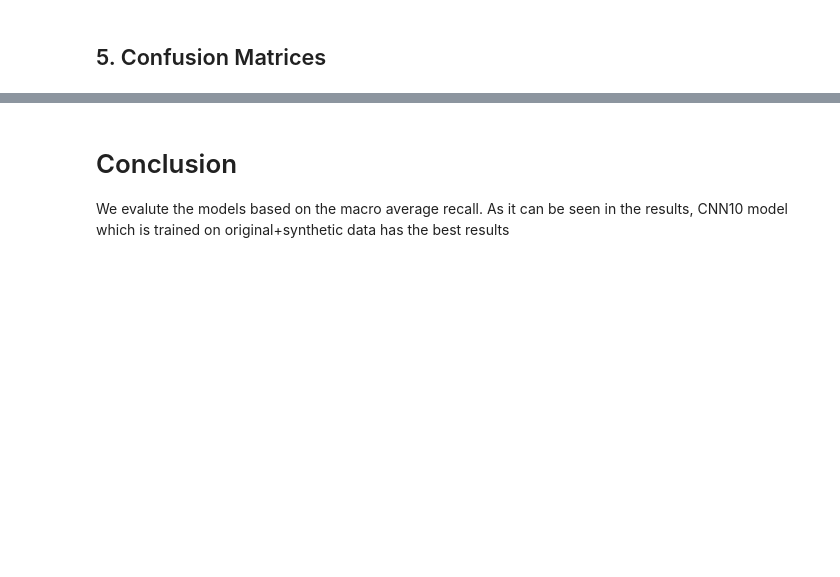
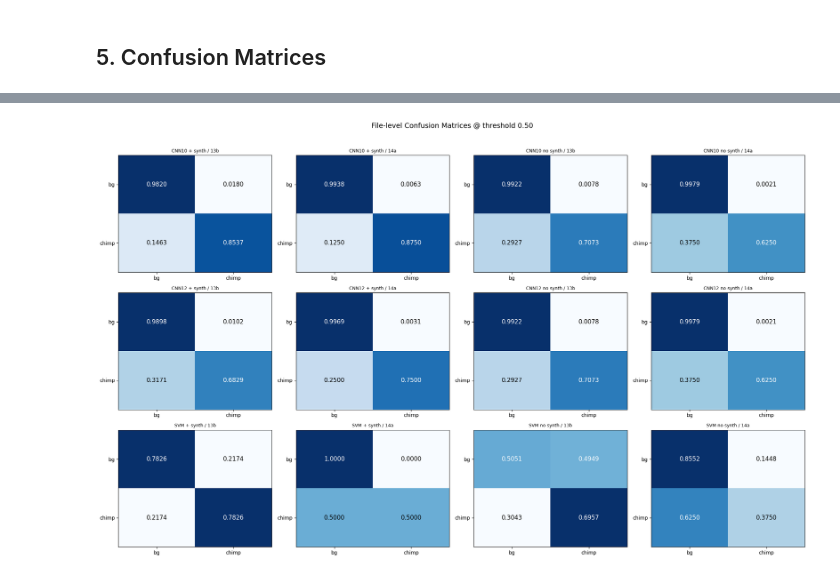
Before and after one commit to UtrechtUniversity/animal-sounds, a Jupyter notebook: output/notebooks/model_comparison.ipynb, the cells around one changed output, grey strips where cells are left out. Drawn from its saved outputs; the diff is of its cells as text; code cells hidden in the pictures; blank space fills up the shorter version.

Commit message:
add svm results and cleanup (#84)
* add svm results and cleanup

* aggregate svm results

* bump pip packages

* clean up

* update results readme

```diff
--- a/output/notebooks/model_comparison.ipynb
+++ b/output/notebooks/model_comparison.ipynb
@@ -222,4 +363,50 @@ plt.show()
-# %% [markdown]
-# Conclusion
-
-We evalute the models based on the macro average recall. As it can be seen in the results, CNN10 model which is trained on original+synthetic data has the best results
+# %%
+n_cols = 4
+n_rows = int(np.ceil(len(raw_data) / n_cols))
+fig, axes = plt.subplots(n_rows, n_cols, figsize=(20, 4 * n_rows))
+axes = np.atleast_1d(axes).reshape(n_rows, n_cols)
+
+for idx, (name, data) in enumerate(raw_data.items()):
+    row = idx // n_cols
+    col = idx % n_cols
+    ax = axes[row][col]
+
+    preds = data["preds"]
+    y_true = data["y_true"]
+    cm = confusion_matrix(y_true, preds, normalize="true")
+
+    # Normalize by row (true label) → each row sums to 1
+    cm_norm = cm.astype(float) / cm.sum(axis=1, keepdims=True)
+
+    im = ax.imshow(cm_norm, cmap="Blues", aspect="auto", vmin=0, vmax=1)
+    ax.set_xticks([0, 1])
+    ax.set_yticks([0, 1])
+    ax.set_xticklabels(["bg", "chimp"])
+    ax.set_yticklabels(["bg", "chimp"])
+    ax.set_xlabel("Predicted", fontsize=8)
+    ax.set_ylabel("True", fontsize=8)
+    ax.set_title(name, fontsize=9)
+
+    for i in range(2):
+        for j in range(2):
+            val = cm_norm[i, j]
+            raw = cm[i, j]
+            color = "white" if val > 0.5 else "black"
+            ax.text(
+                j, i, "{:0.4f}".format(val),
+                ha="center", va="center",
+                color=color, fontsize=10
+            )
+
+for idx in range(len(raw_data), n_rows * n_cols):
+    axes[idx // n_cols][idx % n_cols].axis("off")
+
+plt.suptitle(
+    f"File-level Confusion Matrices @ threshold {FILE_THRESHOLD:.2f}",
+    fontsize=14,
+    y=1.02,
+    )
+plt.tight_layout()
+plt.show()
+# %% [output]
+[figure, added]
```
Also changed, not shown: parts of 10 cells of this notebook, 45 other files.
